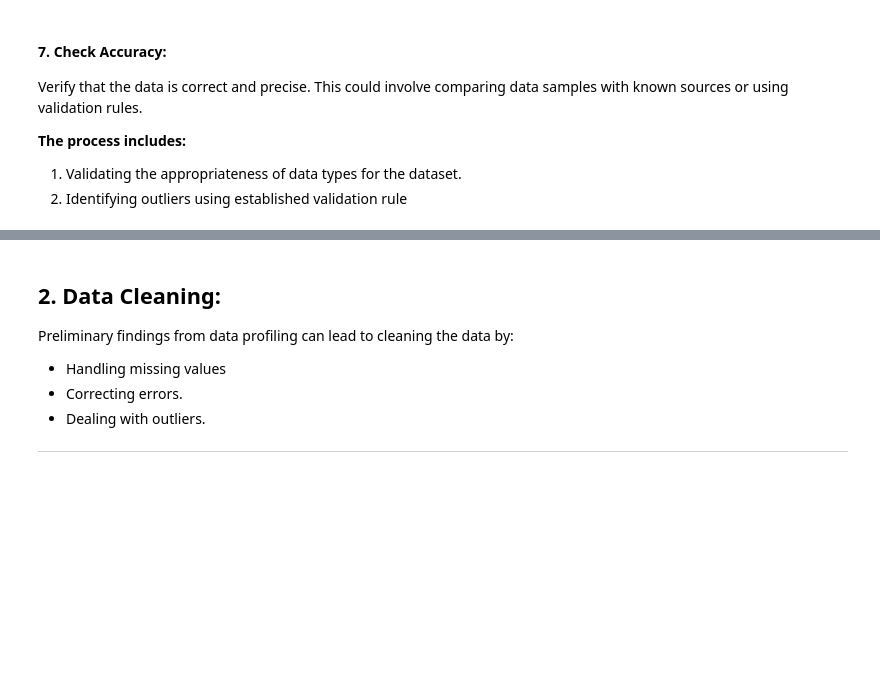
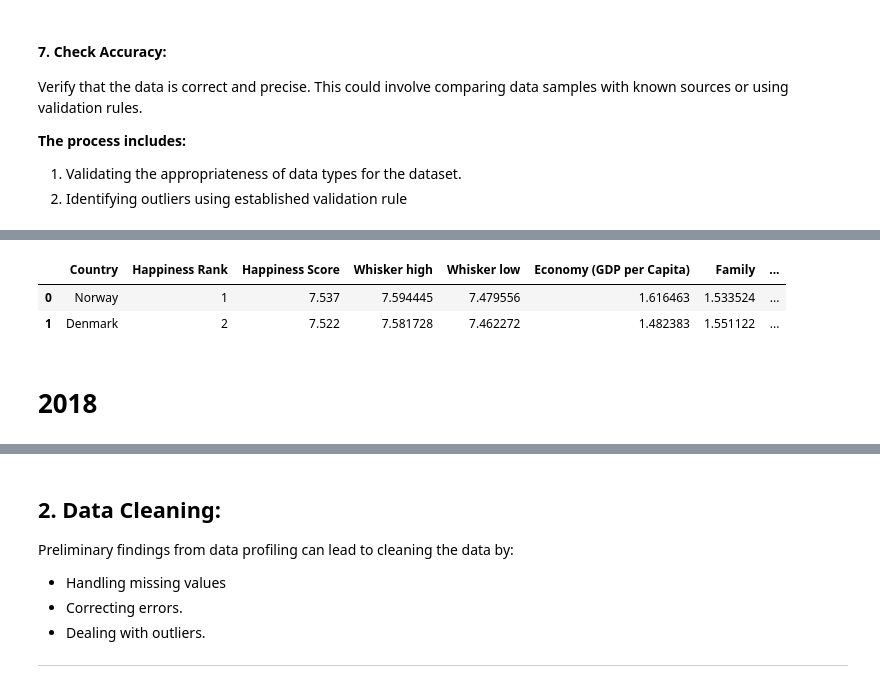
Before and after one commit to Tuwaiq-DS-ML-bootcamp-V-9/Usecase-2, a Jupyter notebook: EDA explain template.ipynb, the cells around one changed output, grey strips where cells are left out. Saved outputs shown, nothing was run; the diff lists cells and outputs as text; code cells hidden in the pictures; blank space fills up the shorter version.

```diff
--- a/EDA explain template.ipynb
+++ b/EDA explain template.ipynb
@@ -743,0 +825,12 @@ Verify that the data is correct and precise. This could involve comparing data s
+# %%
+world_happiness_reports_2017.rename(columns={'Happiness.Rank':"Happiness Rank",'Happiness.Score':'Happiness Score','Whisker.high':'Whisker high',
+                                            'Whisker.low':'Whisker low','Economy..GDP.per.Capita.': 'Economy (GDP per Capita)','Health..Life.Expectancy.':'Health (Life Expectancy)',
+                                            'Trust..Government.Corruption.':'Trust (Government Corruption)','Dystopia.Residual':'Dystopia Residual'},inplace=True)
+# %%
+world_happiness_reports_2017.head(2)
+# %% [output]
+|  | Country | Happiness Rank | Happiness Score | Whisker high | Whisker low | Economy (GDP per Capita) | Family | ... |
+| 0 | Norway | 1 | 7.537 | 7.594445 | 7.479556 | 1.616463 | 1.533524 | ... |
+| 1 | Denmark | 2 | 7.522 | 7.581728 | 7.462272 | 1.482383 | 1.551122 | ... |
+# %% [markdown]
+# 2018
```
Also changed, not shown: parts of 18 cells of this notebook.
